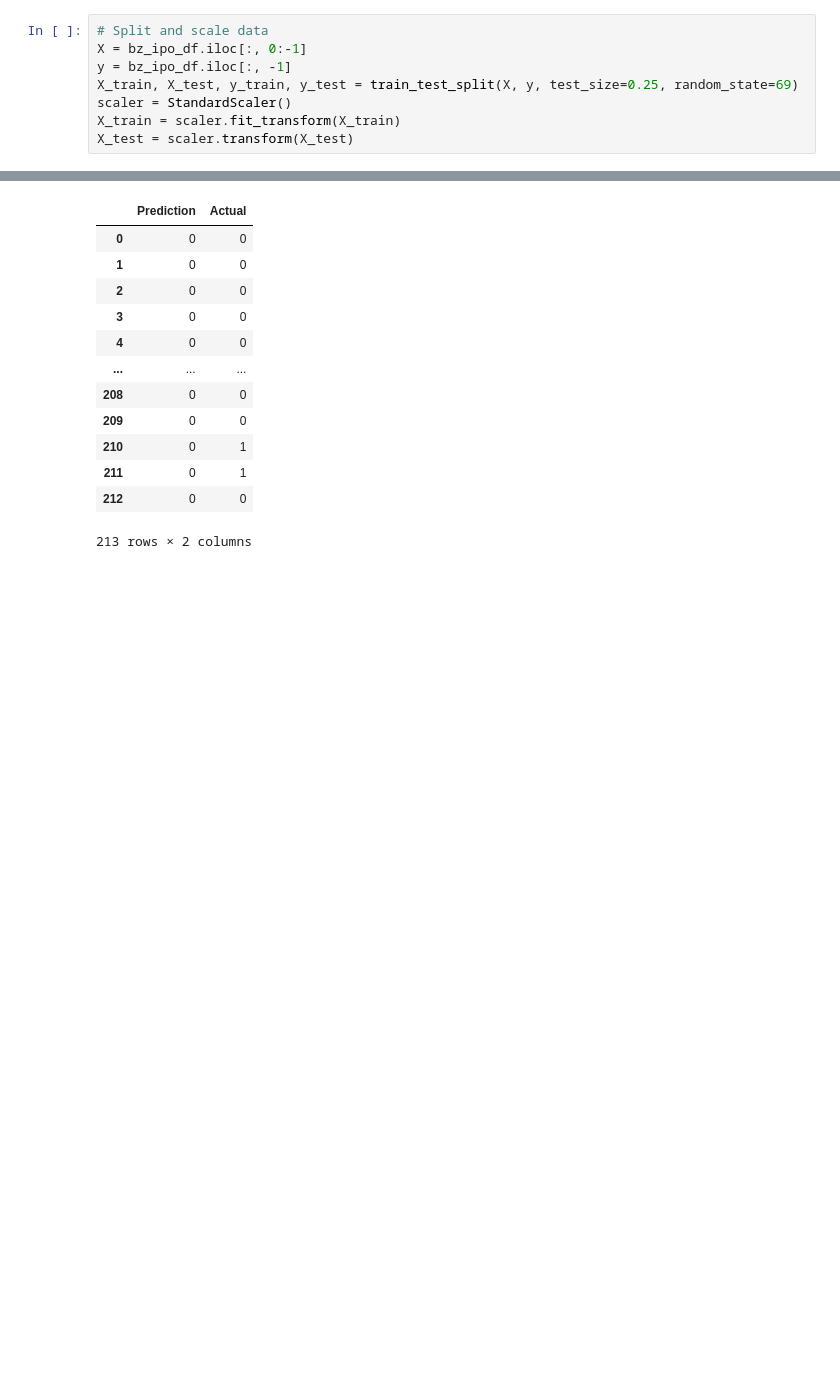
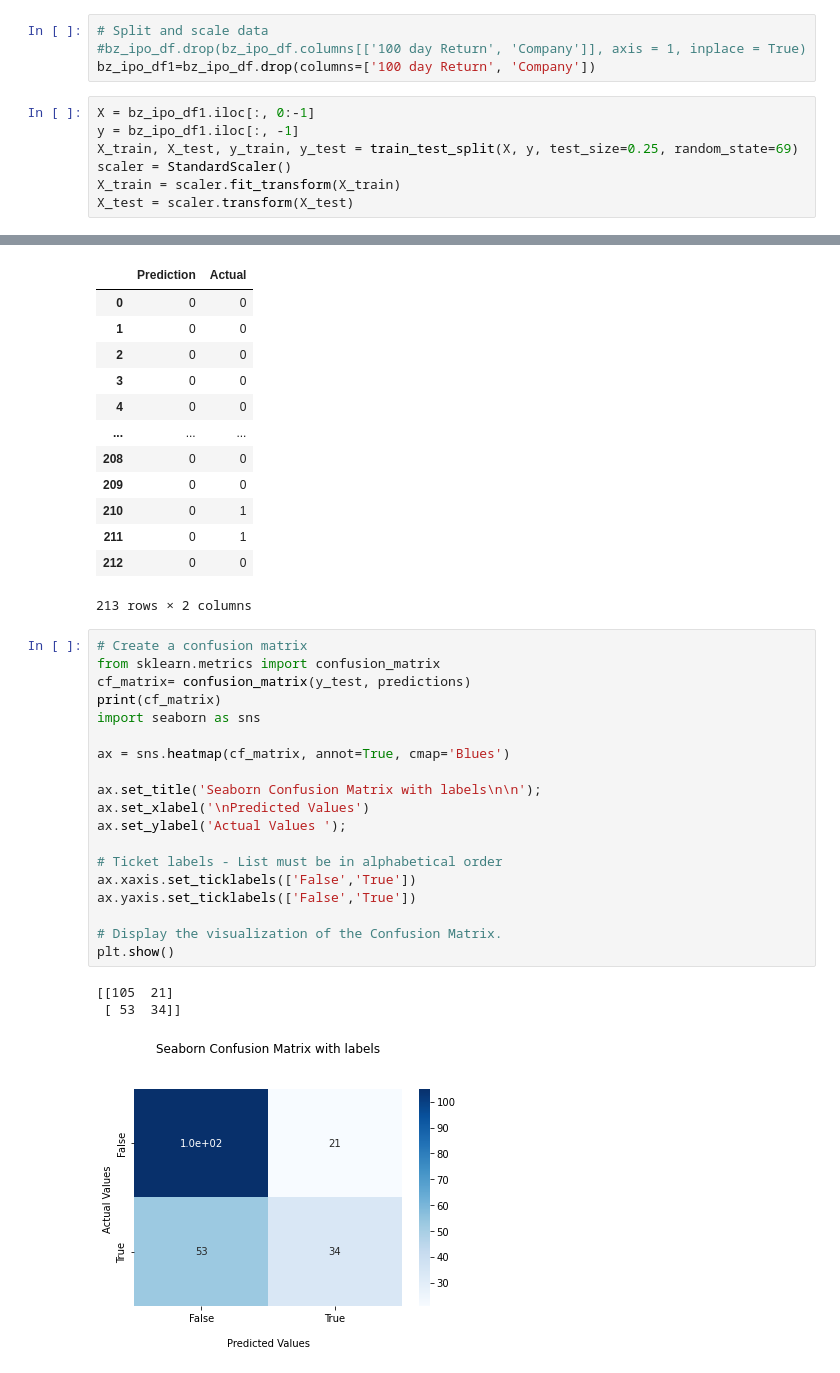
Before and after one commit to StrawhatRA/IPO_Learning, a Jupyter notebook: IPO-2ray.ipynb, the cells around one changed output, grey strips where cells are left out. Drawn from its saved outputs; the diff is of its cells as text; blank space fills up the shorter version.

Commit message:
Update IPO-2ray.ipynb
added Machine learning model Adaboost. Confusion matrix added.

```diff
--- a/IPO-2ray.ipynb
+++ b/IPO-2ray.ipynb
@@ -374,7 +329,10 @@ display(bz_ipo_df)
+# %%
+# Split and scale data
+#bz_ipo_df.drop(bz_ipo_df.columns[['100 day Return', 'Company']], axis = 1, inplace = True)
+bz_ipo_df1=bz_ipo_df.drop(columns=['100 day Return', 'Company'])
 # %%
-# Split and scale data
-X = bz_ipo_df.iloc[:, 0:-1]
-y = bz_ipo_df.iloc[:, -1]
+X = bz_ipo_df1.iloc[:, 0:-1]
+y = bz_ipo_df1.iloc[:, -1]
 X_train, X_test, y_train, y_test = train_test_split(X, y, test_size=0.25, random_state=69)
 scaler = StandardScaler()
 X_train = scaler.fit_transform(X_train)
@@ -408,4 +366,27 @@ results
 | 211 | 0 | 1 |
 | 212 | 0 | 0 |
 213 rows × 2 columns
+# %%
+# Create a confusion matrix
+from sklearn.metrics import confusion_matrix
+cf_matrix= confusion_matrix(y_test, predictions)
+print(cf_matrix)
+import seaborn as sns
+
+ax = sns.heatmap(cf_matrix, annot=True, cmap='Blues')
+
+ax.set_title('Seaborn Confusion Matrix with labels\n\n');
+ax.set_xlabel('\nPredicted Values')
+ax.set_ylabel('Actual Values ');
+
+# Ticket labels - List must be in alphabetical order
+ax.xaxis.set_ticklabels(['False','True'])
+ax.yaxis.set_ticklabels(['False','True'])
+
+# Display the visualization of the Confusion Matrix.
+plt.show()
+# %% [output]
+[[105  21]
+ [ 53  34]]
+[figure, added]
 # %%
```
Also changed, not shown: parts of 12 cells of this notebook.
